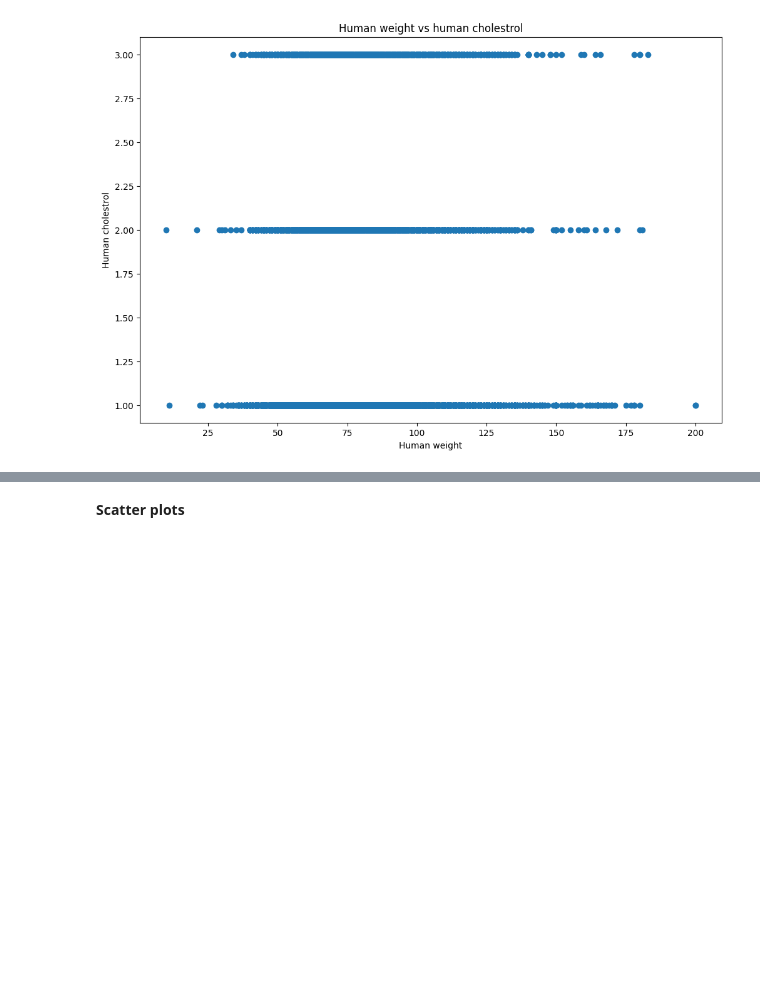
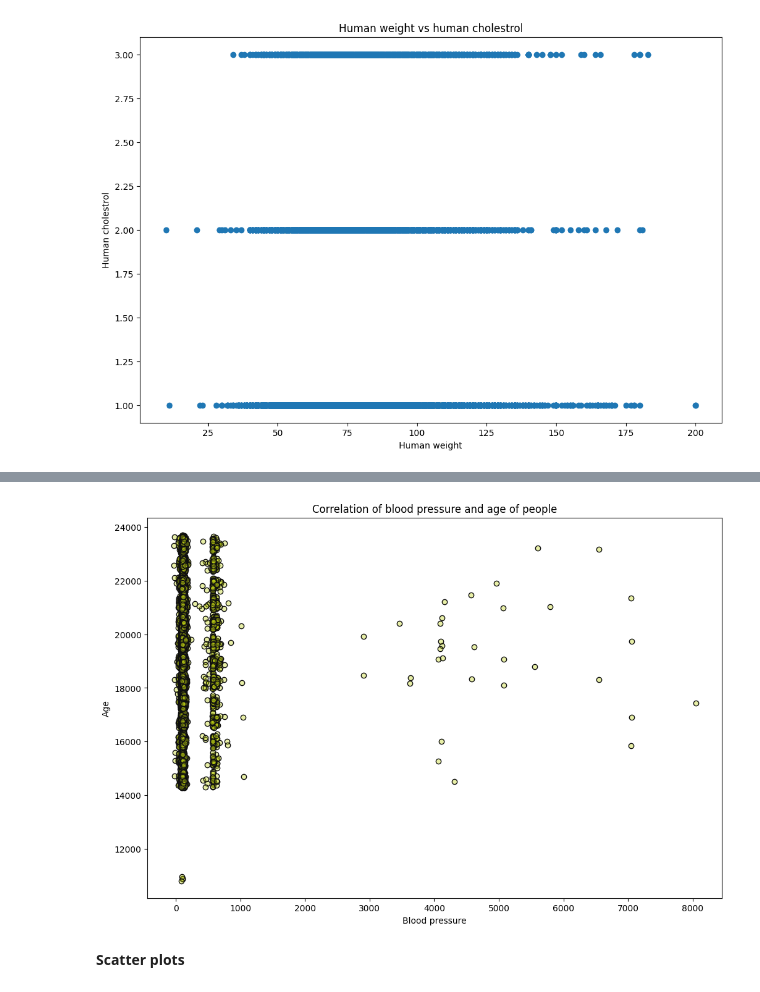
Before and after one commit to ibratqadamboev/Homeworks, a Jupyter notebook: l2 (6).ipynb, the cells around one changed output, grey strips where cells are left out. Cells and saved outputs as stored; diff of their text form; code cells hidden in the pictures; blank space fills up the shorter version.

```diff
--- a/l2 (6).ipynb
+++ b/l2 (6).ipynb
@@ -201,5 +215,15 @@ plt.show()
 # %%
 # Your code goes here
+blood_pressure = (df['ap_hi'] + df['ap_lo']) / 2
+
+plt.figure(figsize = (12, 8))
+plt.title(label = 'Correlation of blood pressure and age of people')
+plt.scatter(blood_pressure, df['age'], color = "#c3d6145f", edgecolor = "#0f0f0f")
+plt.xlabel(xlabel = "Blood pressure")
+plt.ylabel(ylabel = "Age")
+plt.show()
+# %% [output]
+[figure, added]
 # %% [markdown]
 **Scatter plots**
 # %% [markdown]
```
Also changed, not shown: parts of 4 cells of this notebook.
